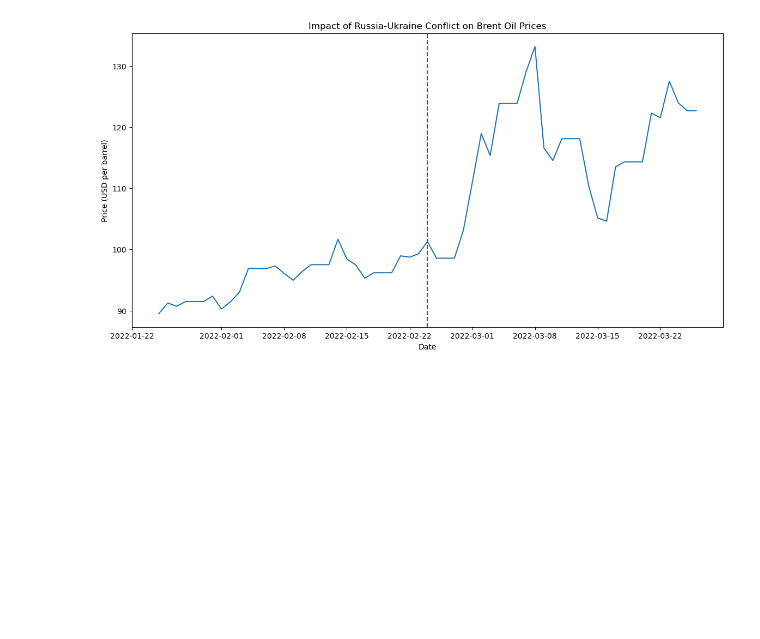
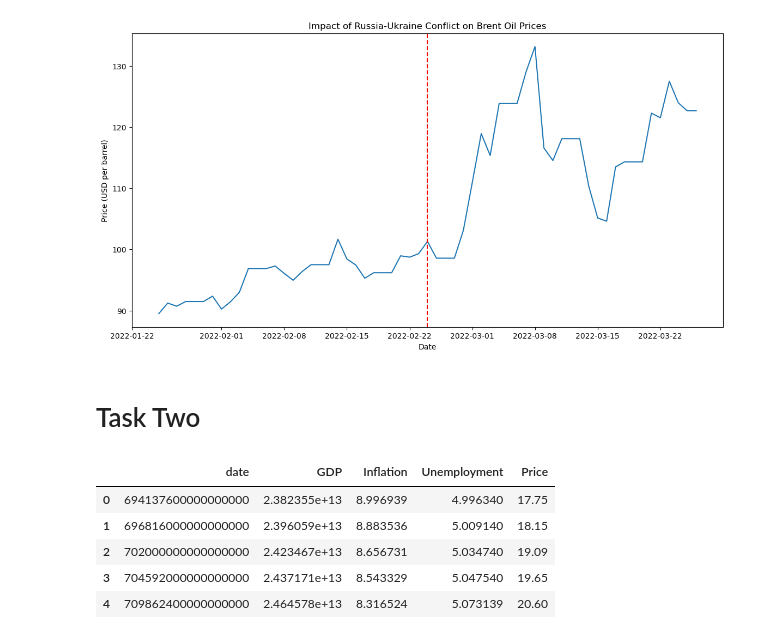
Before and after one commit to haftomlegese/Birhan_energy, a Jupyter notebook: notebooks/birhan_data_analysis.ipynb, the cells around one changed output. Saved outputs shown, nothing was run; the diff lists cells and outputs as text; code cells hidden in the pictures; blank space fills up the shorter version.

Commit message:
task 2 added

```diff
--- a/notebooks/birhan_data_analysis.ipynb
+++ b/notebooks/birhan_data_analysis.ipynb
@@ -177,3 +187,5 @@ except Exception as e:
 [figure]
 [figure]
 [figure]
+# %% [markdown]
+<h1> Task Two</h1>
@@ -179,0 +208,9 @@ except Exception as e:
+# %%
+data.head()
+# %% [output]
+|  | date | GDP | Inflation | Unemployment | Price |
+| 0 | 694137600000000000 | 2.382355e+13 | 8.996939 | 4.996340 | 17.75 |
+| 1 | 696816000000000000 | 2.396059e+13 | 8.883536 | 5.009140 | 18.15 |
+| 2 | 702000000000000000 | 2.423467e+13 | 8.656731 | 5.034740 | 19.09 |
+| 3 | 704592000000000000 | 2.437171e+13 | 8.543329 | 5.047540 | 19.65 |
+| 4 | 709862400000000000 | 2.464578e+13 | 8.316524 | 5.073139 | 20.60 |
```
Also changed, not shown: parts of 11 cells of this notebook, 1 other file.
